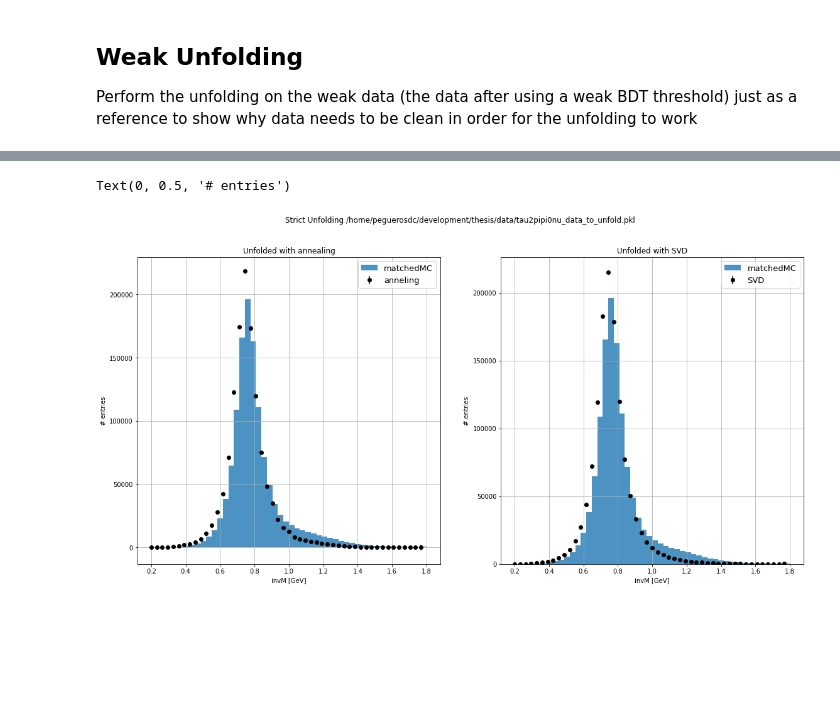
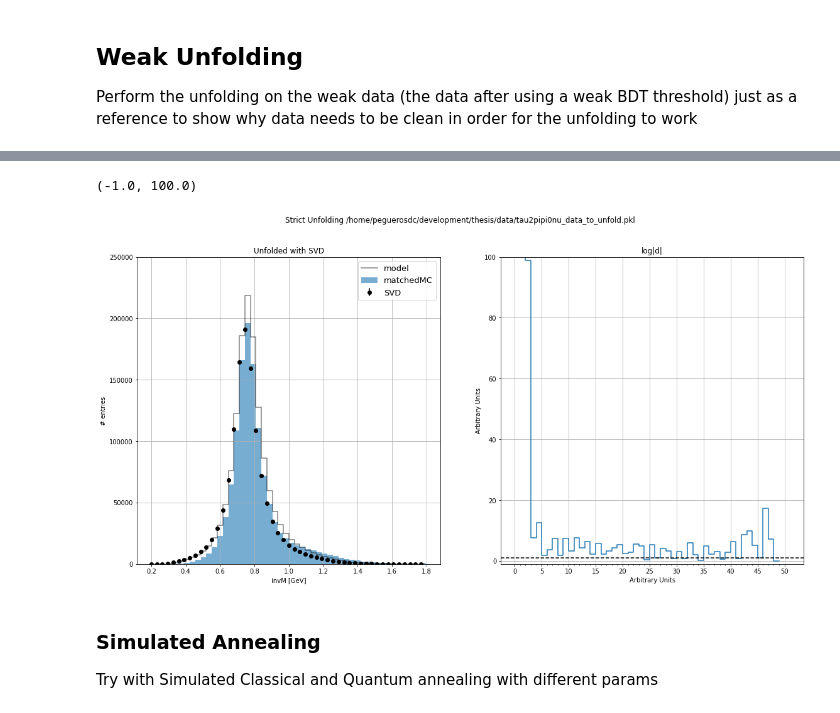
Before and after one commit to peguerosdc/unfolding_benchmark, a Jupyter notebook: tau2pipi0nu_unfolding.ipynb, the cells around one changed output, grey strips where cells are left out. Saved outputs shown, nothing was run; the diff lists cells and outputs as text; code cells hidden in the pictures; blank space fills up the shorter version.

```diff
--- a/tau2pipi0nu_unfolding.ipynb
+++ b/tau2pipi0nu_unfolding.ipynb
@@ -172,7 +173,8 @@ with open(config["histograms_path"], 'rb') as output:
 with open(config["response_matrix_path"], 'rb') as output:
     response_data = pickle.load(output)
     # transform histograms to numpy arrays
-    truth, truth_bins = response_data["truth"].to_numpy()
+    truth_hist = response_data["truth"]
+    truth, truth_bins = truth_hist.to_numpy()
     reco, reco_bins = response_data["reco"].to_numpy()
     R, R_bins_x, R_bins_y = response_data["R"].to_numpy()
 # %% [markdown]
@@ -236,6 +270,6 @@ nbins, rmin, rmax = config["hist"]["nbins"], config["hist"]["rmin"], config["his
 
 # Perform the weak unfolding just for reference
 unfolder = Unfolder(data_strict_invM, statcov_strict, truth, reco, R)
-annealing_result = unfolder.unfold(SimulatedAnnealingBackend(4, 100, weight_regularization=0.7, rescale=True))
-svd_result = unfolder.unfold(SVDBackend(13, rmin, rmax))
+svd_backend = SVDBackend(2, rmin, rmax)
+svd_result = unfolder.unfold(svd_backend)
 # %% [output]
@@ -245,39 +278,43 @@ Info in <TSVDUnfold::Unfold>: Curvature of weight distribution: 0.006448
 # %%
 # Plot the result
 axis = truth_bins[:-1]
 fig, axs = plt.subplots(1, 2, figsize=(19, 9))
 fig.suptitle(f"Strict Unfolding {config['histograms_path']}")
 
-# Plot the original distribution and the unfolded with annealing
-axs[0].bar(hist_strict_invM_mc.axes[0].centers, hist_strict_invM_mc.view(), width=hist_strict_invM_mc.axes[0].widths, label="matchedMC", alpha=0.8)
-axs[0].errorbar(
-    axis,
-    annealing_result.solution,
-    yerr=annealing_result.error,
-    fmt="o",
-    color="black",
-    label="anneling",
-)
-axs[0].legend(prop={"size": 13})
-axs[0].grid()
-axs[0].set_title("Unfolded with annealing")
-axs[0].set_xlabel("invM [GeV]")
-axs[0].set_ylabel("# entries")
 # Plot the original distribution and the unfolded with SVD
-axs[1].bar(hist_strict_invM_mc.axes[0].centers, hist_strict_invM_mc.view(), width=hist_strict_invM_mc.axes[0].widths, label="matchedMC", alpha=0.8)
-axs[1].errorbar(
+res_ax = axs[0]
+res_ax.step(truth_hist.axes[0].centers, truth_hist.view(), color="black", label="model", where="mid", alpha=0.5)
+res_ax.bar(hist_strict_invM_mc.axes[0].centers, hist_strict_invM_mc.view(), width=hist_strict_invM_mc.axes[0].widths, label="matchedMC", alpha=0.6)
+res_ax.errorbar(
     axis,
     svd_result.solution,
     yerr=svd_result.error,
     fmt="o",
     color="black",
     label="SVD",
 )
-axs[1].legend(prop={"size": 13})
-axs[1].grid()
-axs[1].set_title("Unfolded with SVD")
-axs[1].set_xlabel("invM [GeV]")
-axs[1].set_ylabel("# entries")
+res_ax.legend(prop={"size": 13})
+res_ax.grid()
+res_ax.set_title("Unfolded with SVD")
+res_ax.set_xlabel("invM [GeV]")
+res_ax.set_ylabel("# entries")
+res_ax.set_ylim(-1, 250000)
+
+# Plot the kreg distribution to choose the regularization factor
+k_ax = axs[1]
+k_ax.step(range(0,nbins), svd_backend.kreg_distribution)
+#k_ax.set_yscale('log')
+k_ax.axline((0,1), (nbins+1,1), color="black", linestyle="--")
+k_ax.grid()
+k_ax.set_title("log|d|")
+k_ax.set_xlabel("Arbitrary Units")
+k_ax.set_ylabel("Arbitrary Units")
+_ = k_ax.set_xticks(np.arange(0, nbins+1, 5), minor=False)
+_ = k_ax.set_xticks(np.arange(0, nbins+1, 1), minor=True)
+k_ax.set_ylim(-1, 100)
 # %% [output]
-Text(0, 0.5, '# entries')
+(-1.0, 100.0)
-[figure, old version]
+[figure, new version]
+# %% [markdown]
+### Simulated Annealing
+Try with Simulated Classical and Quantum annealing with different params
```
Also changed, not shown: parts of 6 cells of this notebook, 4 other files.
